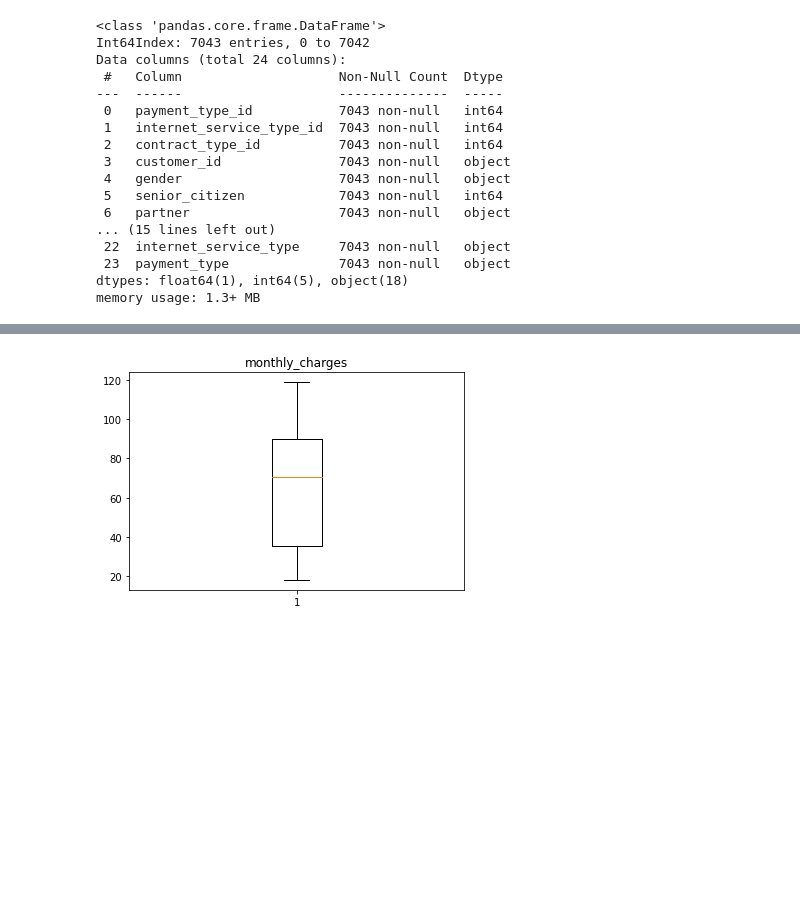
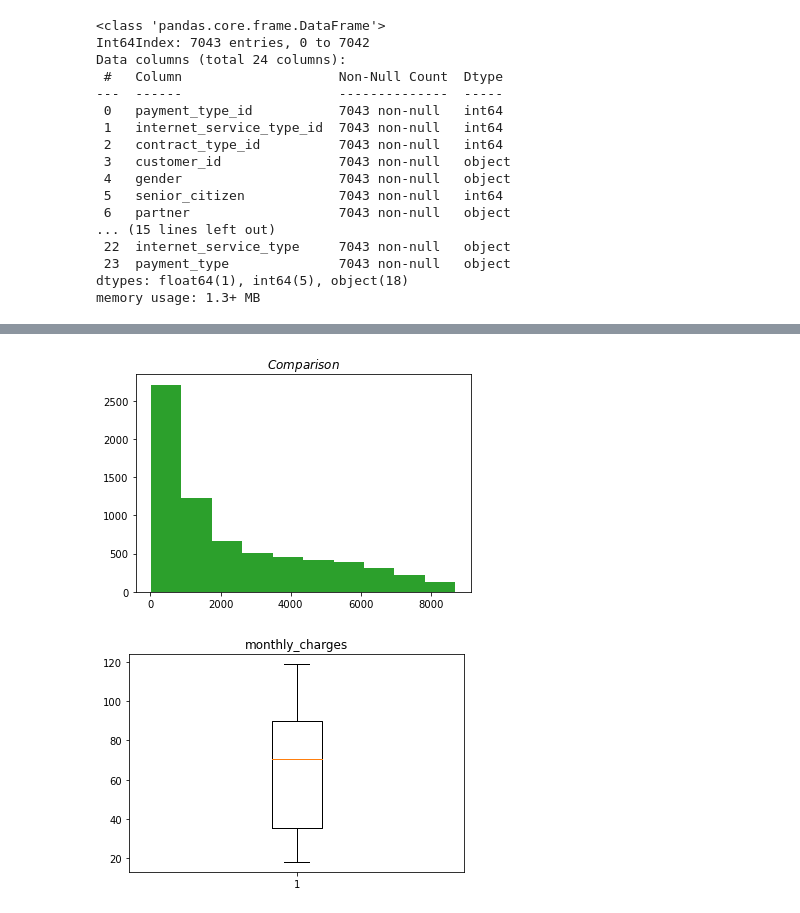
Before and after one commit to Severina7/Man_in_a_hole, a Jupyter notebook: doodle_and_draft.ipynb, the cells around one changed output, grey strips where cells are left out. Drawn from its saved outputs; the diff is of its cells as text; code cells hidden in the pictures; blank space fills up the shorter version.

```diff
--- a/doodle_and_draft.ipynb
+++ b/doodle_and_draft.ipynb
@@ -174,3 +219,10 @@ for col in relevant_cols:
+# %%
+for col in relevant_cols:
+    plt.hist(telco['total_charges'])
+    plt.title('$Comparison$')
+    plt.show()
+# %% [output]
+[figure, added]
 # %%
 for col in relevant_cols:
     plt.boxplot(telco[col])
```
Also changed, not shown: parts of 32 cells of this notebook.
